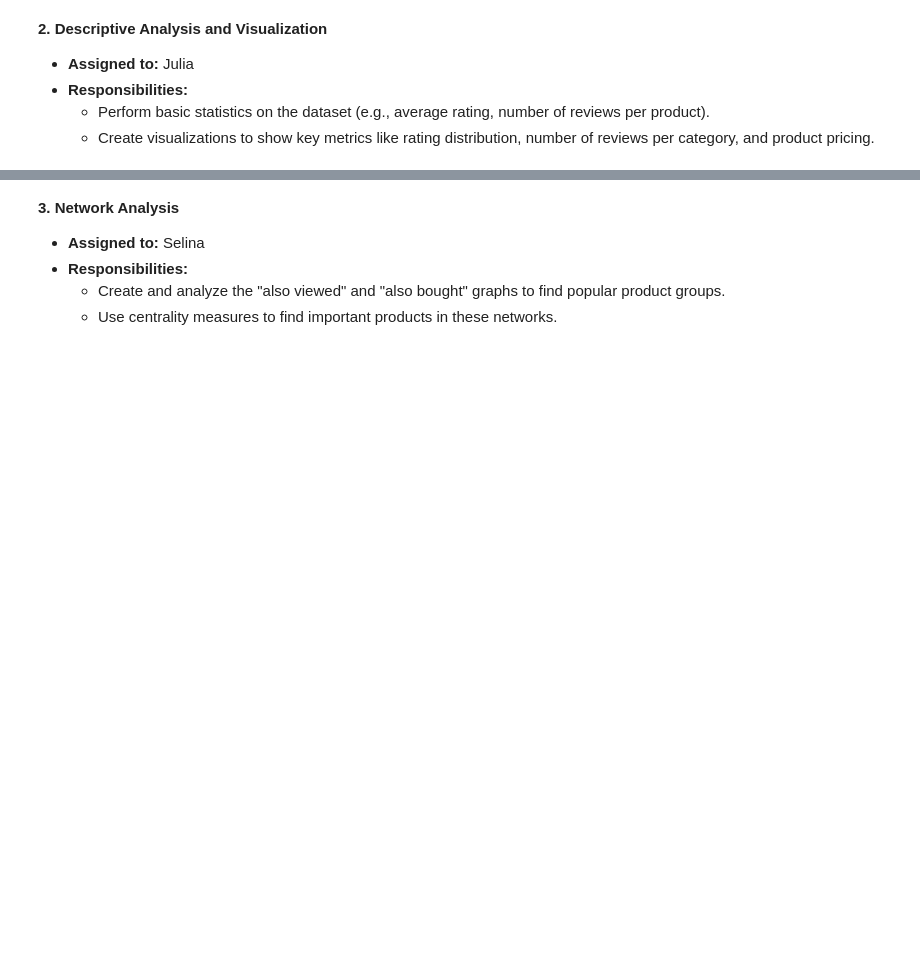
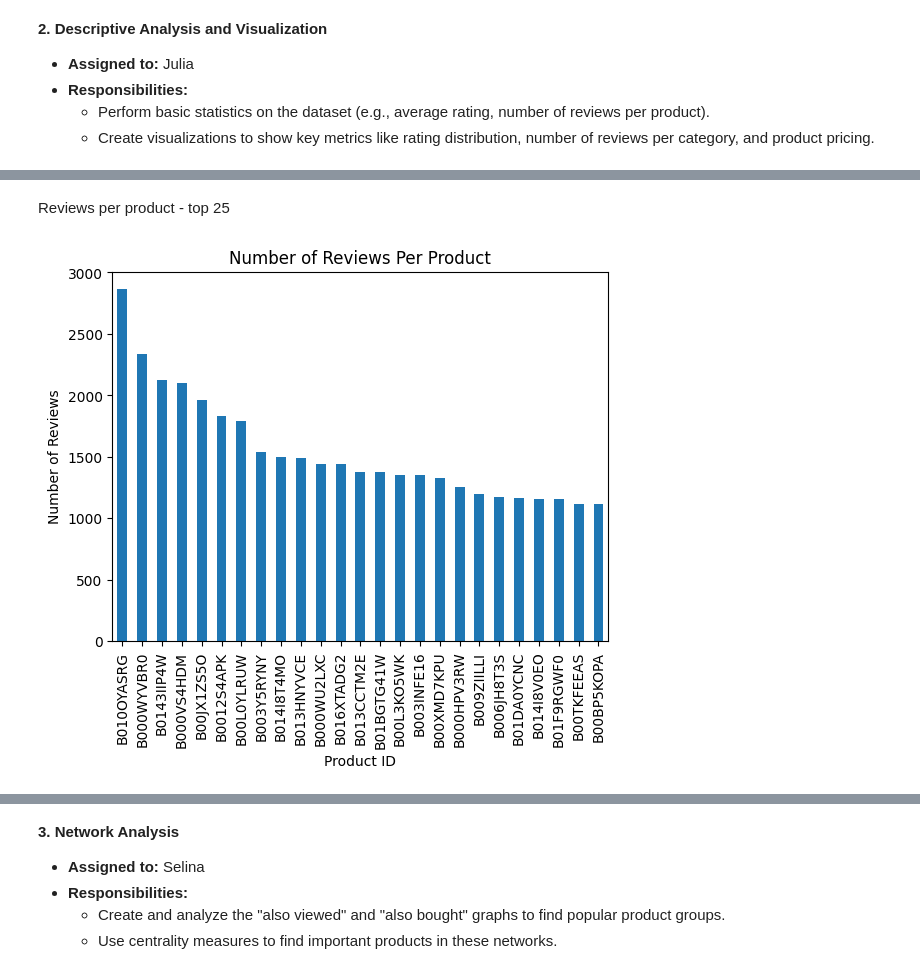
Before and after one commit to hbedros/data620-final-project, a Jupyter notebook: main.ipynb, the cells around one changed output, grey strips where cells are left out. Drawn from its saved outputs; the diff is of its cells as text; code cells hidden in the pictures; blank space fills up the shorter version.

```diff
--- a/main.ipynb
+++ b/main.ipynb
@@ -34,0 +134,10 @@ The data left in the final csv file named electronics.csv is from after 2016.
+# %% [markdown]
+Reviews per product - top 25
+# %%
+reviews_per_product.head(25).plot(kind='bar')
+plt.title('Number of Reviews Per Product')
+plt.xlabel('Product ID')
+plt.ylabel('Number of Reviews')
+plt.show()
+# %% [output]
+[figure, added]
```
Also changed, not shown: parts of 14 cells of this notebook.
